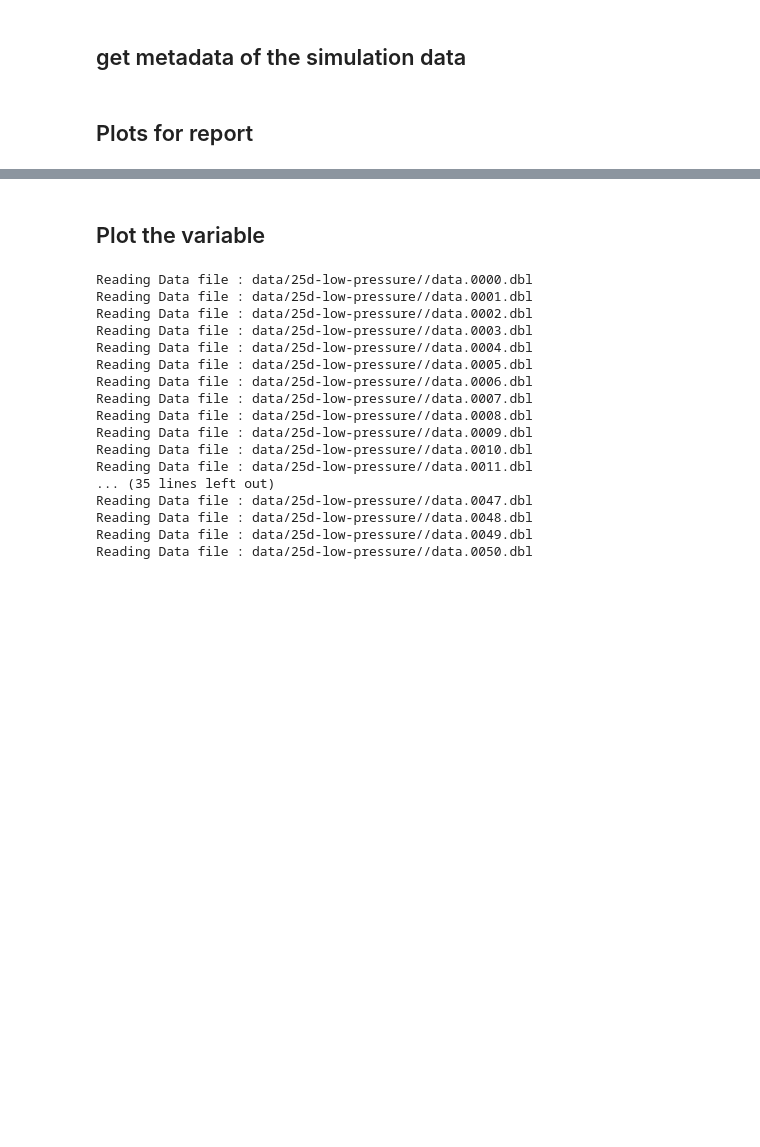
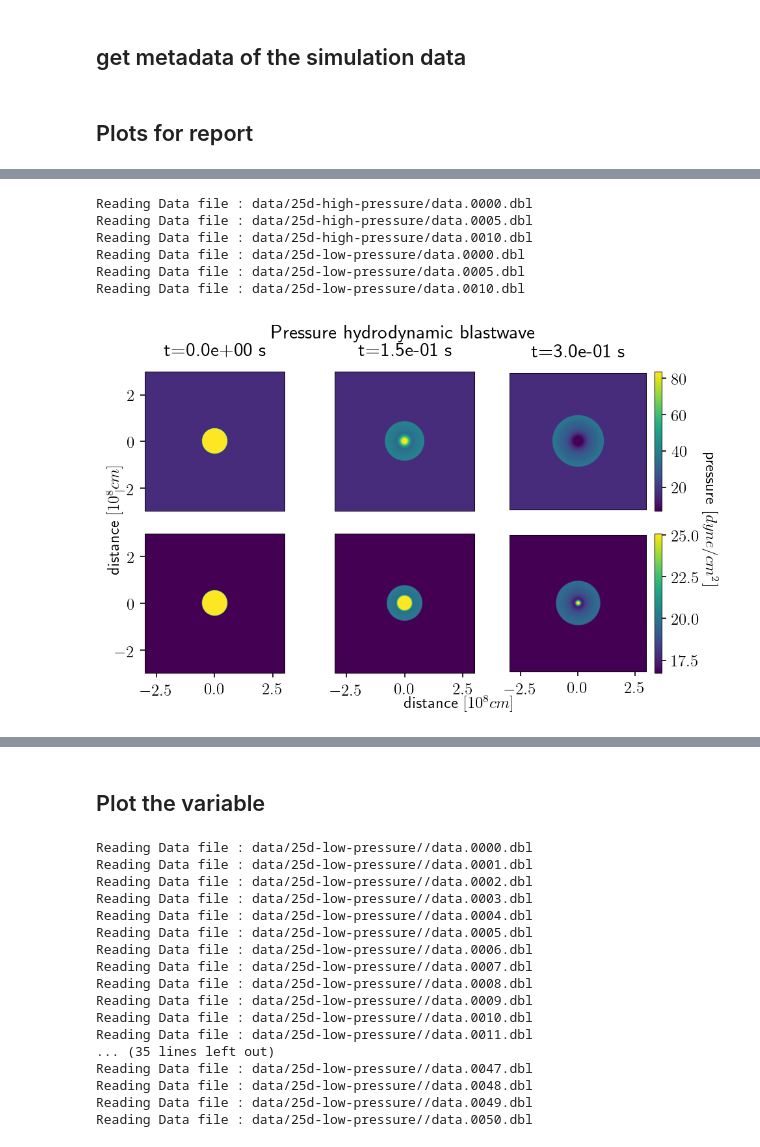
Before and after one commit to Cubedsheep/bachproef-wis-T2, a Jupyter notebook: HD_blastwave/HD-plots.ipynb, the cells around one changed output, grey strips where cells are left out. Drawn from its saved outputs; the diff is of its cells as text; code cells hidden in the pictures; blank space fills up the shorter version.

```diff
--- a/HD_blastwave/HD-plots.ipynb
+++ b/HD_blastwave/HD-plots.ipynb
@@ -168,3 +113,66 @@ fig.savefig("../verslag/images/HD-blast-prs-1.pdf")
+# %%
+fig, ax = plt.subplots(2,3, figsize=(6.5,4))
+
+ex = [x*1e-8 for x in extent]
+
+indicies = [0,5,10]
+DIRS = ["data/25d-high-pressure/", "data/25d-low-pressure/"]
+DATA = [pp.pload(indicies[i%3], w_dir=DIRS[i//3]) for i in range(6)]
+plotvars = [data.prs for data in DATA]
+UNIT = UNIT_PRESSURE
+mins = [1,1]
+maxs = [1,1]
+for i in range(3):
+    if (m := np.min(plotvars[i])) < mins[0]:
+        mins[0] = m
+    if (M := np.max(plotvars[i])) > maxs[0]:
+        maxs[0] = M
+
+for i in range(3,6):
+    if (m := np.min(plotvars[i])) < mins[1]:
+        mins[1] = m
+    if (M := np.max(plotvars[i])) > maxs[1]:
+        maxs[1] = M
+
+for i in range(6):
+    axis = ax[i//3][i%3]
+    axis.get_yaxis().set_visible(False)
+    axis.get_xaxis().set_visible(False)
+    if i//3 == 0:
+        axis.set_title("t=%.1e s" %(T[indicies[i%3]]), pad=12)
+
+    im=axis.imshow(plotvars[i]*UNIT, cmap="viridis", extent=ex,
+                  vmin=mins[i//3]*UNIT, vmax=maxs[i//3]*UNIT)
+    if i%3 == 2:
+        cbar = fig.colorbar(im, ax=axis)
+        #cbar.ax.set_ylabel('pressure [$g/cm^3$]', rotation=270, labelpad=15.0)
+
+
+for column in range(3):
+    ax[1][column].get_xaxis().set_visible(True)
+    #ax[1][column].set_xlabel(r"distance $[cm]$", labelpad=12.0)
+for row in range(2):
+    ax[row][0].get_yaxis().set_visible(True)
+    #ax[row][0].set_ylabel(r"distance $[cm]$")
+
+fig.text(0.5, 0.03, r"distance $[10^8cm]$", va='center')
+fig.text(0.03, 0.5, r"distance $[10^8cm]$", va='center', rotation=90)
+fig.text(0.97, 0.5, r"pressure $[dyne/cm^2]$", va="center", rotation=270)
+
+fig.suptitle("Pressure hydrodynamic blastwave", y=1)
+
+plt.tight_layout()
+plt.show()
+
+fig.savefig("../verslag/images/HD-blast-prs-1.pdf")
+# %% [output]
+Reading Data file : data/25d-high-pressure/data.0000.dbl
+Reading Data file : data/25d-high-pressure/data.0005.dbl
+Reading Data file : data/25d-high-pressure/data.0010.dbl
+Reading Data file : data/25d-low-pressure/data.0000.dbl
+Reading Data file : data/25d-low-pressure/data.0005.dbl
+Reading Data file : data/25d-low-pressure/data.0010.dbl
+[figure, added]
 # %%
 fig, ax = plt.subplots(2,3, figsize=(6.5,4))
 
```
Also changed, not shown: parts of 2 cells of this notebook, 28 other files.
